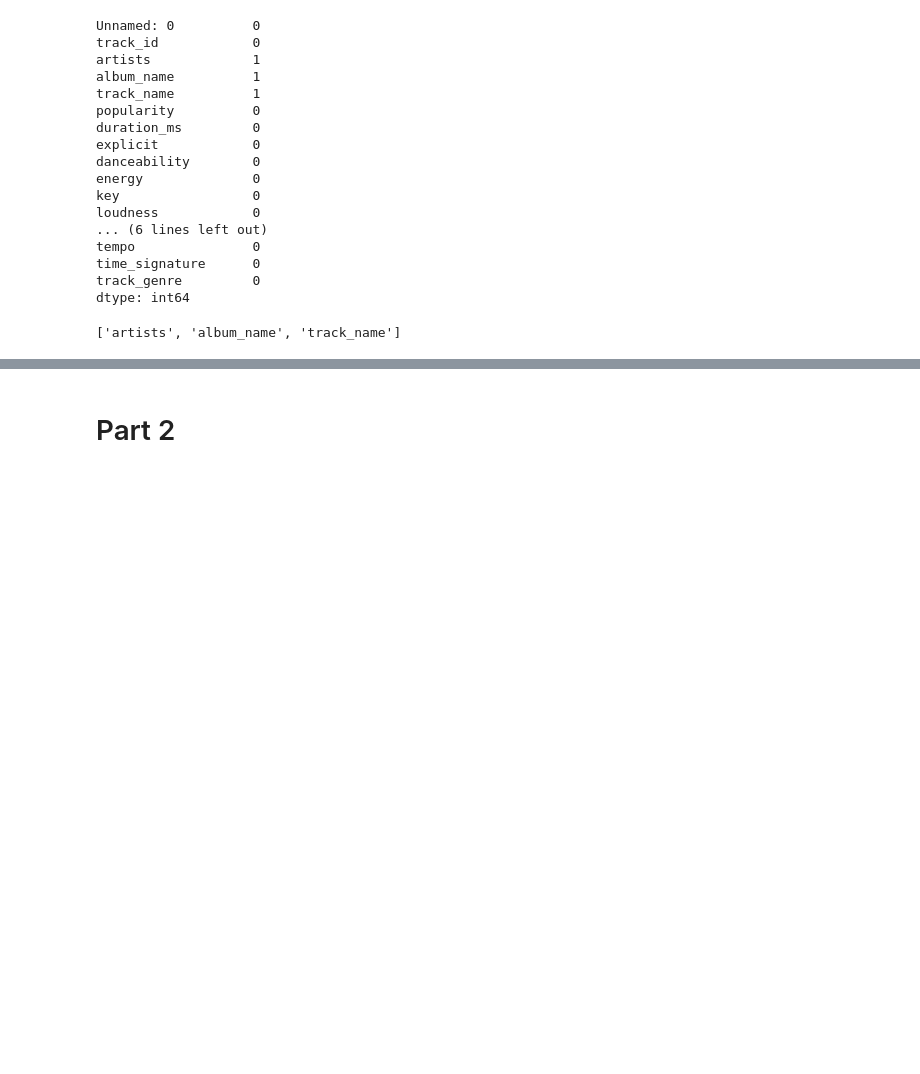
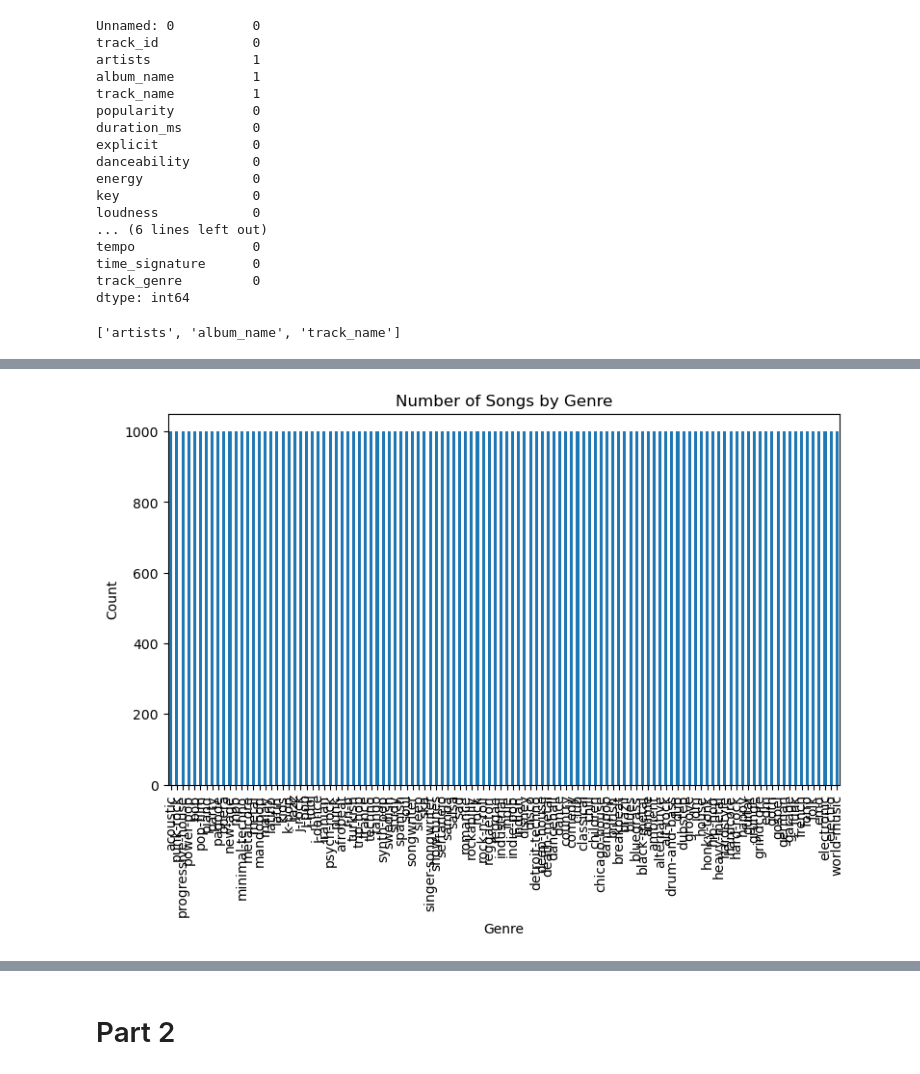
Before and after one commit to tobiasmj97/M1_assignment_recommender-app_group_5, a Jupyter notebook: M1_Assignement_UML.ipynb, the cells around one changed output, grey strips where cells are left out. Drawn from its saved outputs; the diff is of its cells as text; code cells hidden in the pictures; blank space fills up the shorter version.

```diff
--- a/M1_Assignement_UML.ipynb
+++ b/M1_Assignement_UML.ipynb
@@ -137 +263,16 @@ missing_values[missing_values].index.tolist()
+# %%
+# Visualize the number of songs by genre. Which are the most common genres?
+genre_counts = df['track_genre'].value_counts()
+
+plt.figure(figsize=(9, 5))
+genre_counts.plot(kind='bar')
+
+plt.title('Number of Songs by Genre')
+plt.xlabel('Genre')
+plt.ylabel('Count')
+plt.xticks(rotation=90)
+
+plt.show()
+# %% [output]
+[figure, added]
 # %%
```
Also changed, not shown: parts of 43 cells of this notebook.
